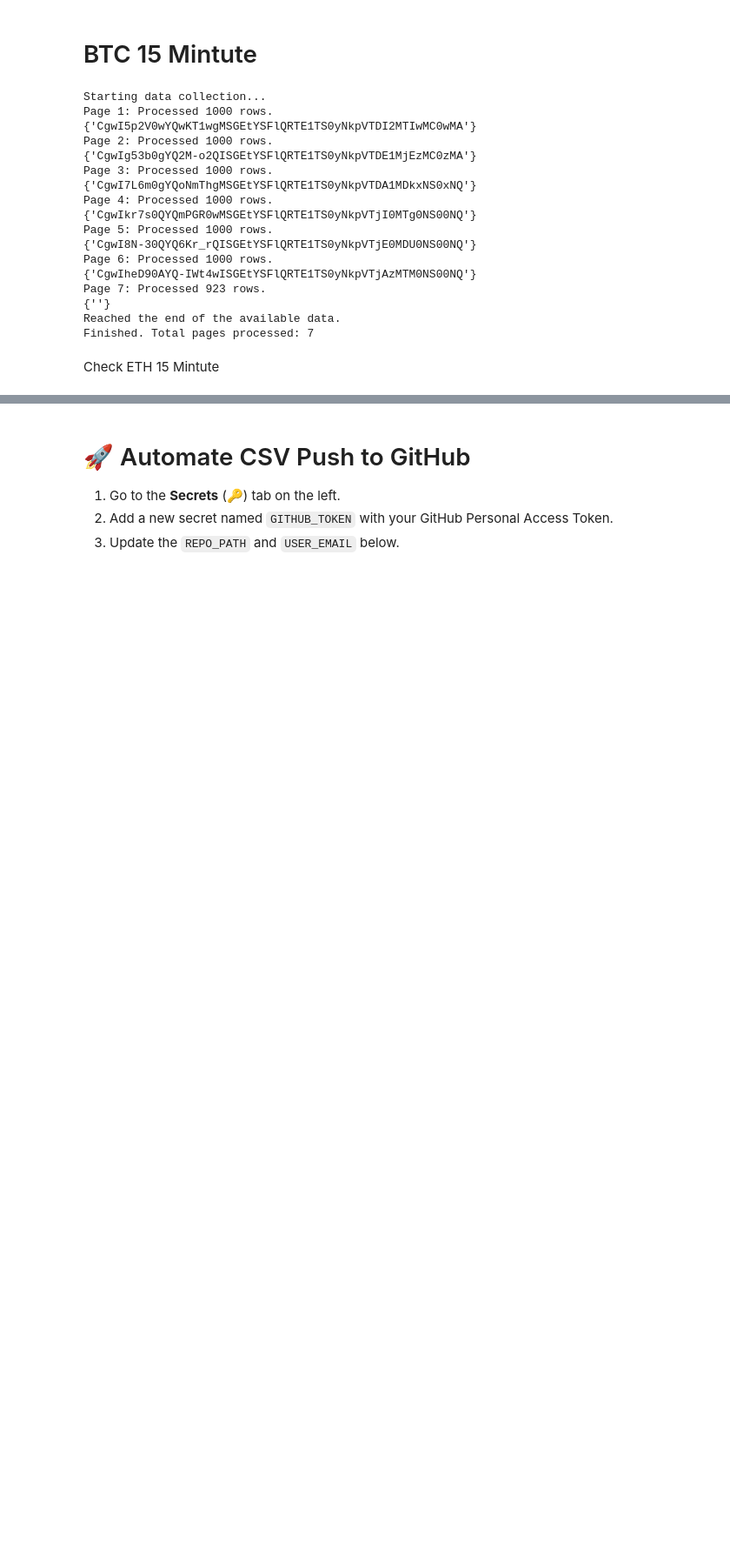
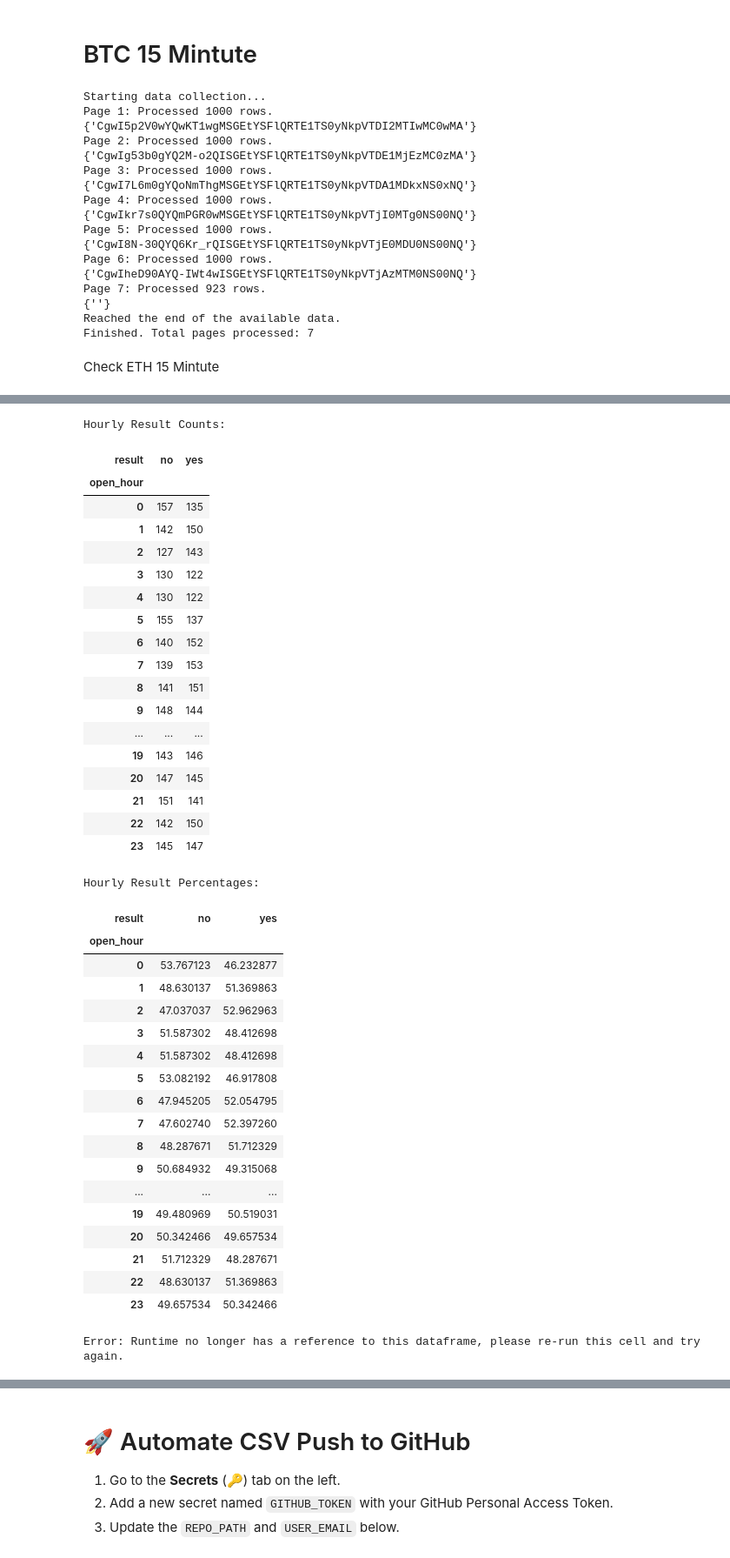
Before and after one commit to JohnEvans89/Kalshi_API_Test, a Jupyter notebook: Kalshi_Colab.ipynb, the cells around one changed output, grey strips where cells are left out. Shown at 87% size. Drawn from its saved outputs; the diff is of its cells as text; code cells hidden in the pictures; blank space fills up the shorter version.

```diff
--- a/Kalshi_Colab.ipynb
+++ b/Kalshi_Colab.ipynb
@@ -395,27 +405,67 @@ display(result_counts)
 # %%
 # @title # - {display-mode: "form"}
 import pandas as pd
 
 # Load results from the specified CSV file
-df_markets = pd.read_csv('/kalshi_markets - kalshi_markets - BT3C.csv')
+df_markets = pd.read_csv('/content/hype.csv')
 
 # Ensure open_time is in datetime format
 df_markets['open_time'] = pd.to_datetime(df_markets['open_time'])
 
 # Extract the hour from the 'open_time' column
 df_markets['open_hour'] = df_markets['open_time'].dt.hour
 
 # Group by 'open_hour' and 'result' and count occurrences
 hourly_result_counts = df_markets.groupby(['open_hour', 'result']).size().unstack(fill_value=0)
 
 # Calculate the percentage of 'yes' and 'no' for each hour
 hourly_result_percentages = hourly_result_counts.apply(lambda x: x / x.sum() * 100, axis=1)
 
 # Display the results
 print("Hourly Result Counts:")
 display(hourly_result_counts)
 print("\nHourly Result Percentages:")
 display(hourly_result_percentages)
+# %% [output]
+Hourly Result Counts:
+| result | no | yes |
+| open_hour |  |  |
+| 0 | 157 | 135 |
+| 1 | 142 | 150 |
+| 2 | 127 | 143 |
+| 3 | 130 | 122 |
+| 4 | 130 | 122 |
+| 5 | 155 | 137 |
+| 6 | 140 | 152 |
+| 7 | 139 | 153 |
+| 8 | 141 | 151 |
+| 9 | 148 | 144 |
+| ... | ... | ... |
+| 19 | 143 | 146 |
+| 20 | 147 | 145 |
+| 21 | 151 | 141 |
+| 22 | 142 | 150 |
+| 23 | 145 | 147 |
+Hourly Result Percentages:
+| result | no | yes |
+| open_hour |  |  |
+| 0 | 53.767123 | 46.232877 |
+| 1 | 48.630137 | 51.369863 |
+| 2 | 47.037037 | 52.962963 |
+| 3 | 51.587302 | 48.412698 |
+| 4 | 51.587302 | 48.412698 |
+| 5 | 53.082192 | 46.917808 |
+| 6 | 47.945205 | 52.054795 |
+| 7 | 47.602740 | 52.397260 |
+| 8 | 48.287671 | 51.712329 |
+| 9 | 50.684932 | 49.315068 |
+| ... | ... | ... |
+| 19 | 49.480969 | 50.519031 |
+| 20 | 50.342466 | 49.657534 |
+| 21 | 51.712329 | 48.287671 |
+| 22 | 48.630137 | 51.369863 |
+| 23 | 49.657534 | 50.342466 |
+Error: Runtime no longer has a reference to this dataframe, please re-run this cell and try again.
 # %%
 # @title #- {display-mode: "form"}
 import pandas as pd
```
Also changed, not shown: parts of 4 cells of this notebook.
